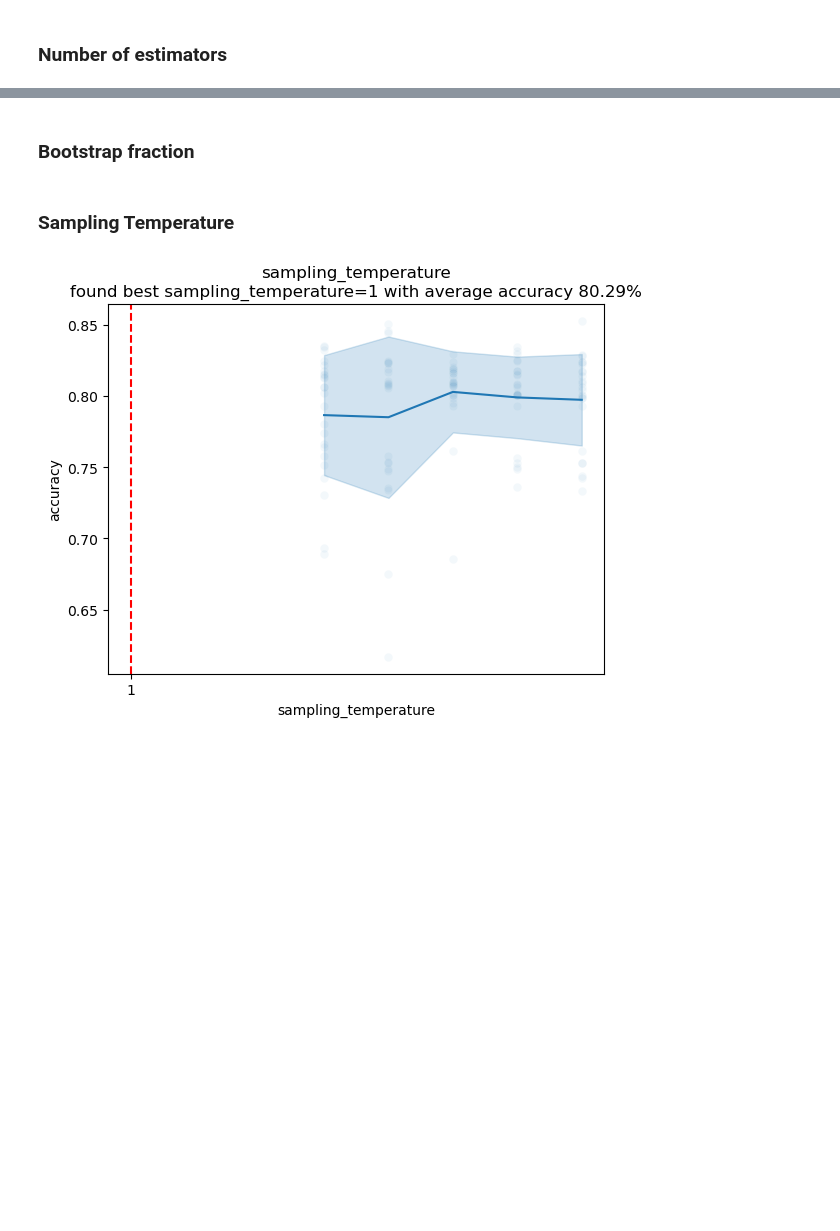
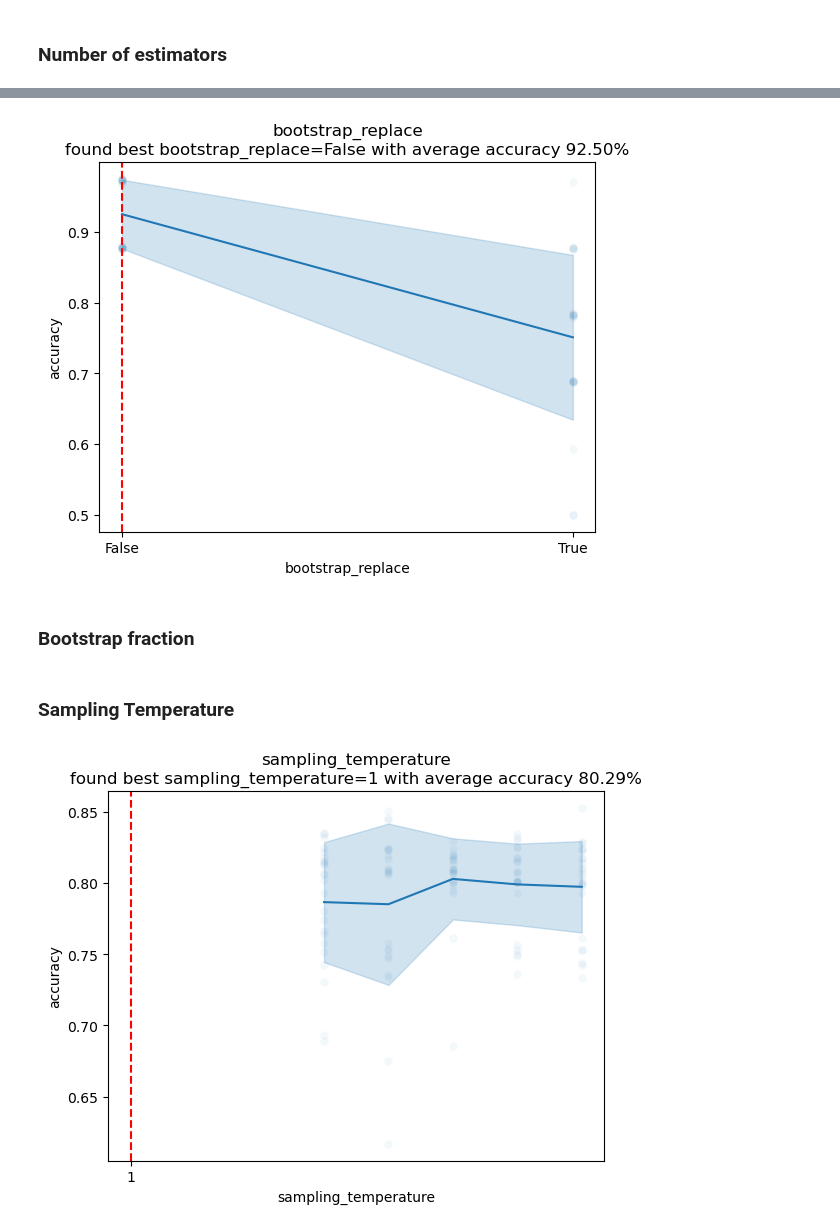
Before and after one commit to natijas/Classification-random-forest, a Jupyter notebook: src/UMA-analiza.ipynb, the cells around one changed output, grey strips where cells are left out. Cells and saved outputs as stored; diff of their text form; code cells hidden in the pictures; blank space fills up the shorter version.

```diff
--- a/src/UMA-analiza.ipynb
+++ b/src/UMA-analiza.ipynb
@@ -329,0 +363,7 @@ with Pool(24) as pool:
+# %%
+with Pool(24) as pool:
+    plot_factor_dependency(X, Y, rf_constructor, 'bootstrap_replace', [False, True],
+                           {'max_features': 7, 'n_estimators': 1, 'bootstrap_fraction': 1, 'sampling_temperature': 0, 'tree_kwargs': {'kind': 'c45', 'max_depth': 10, 'validation_ratio': 0.4 }},
+                            reps=24, pool=pool)
+# %% [output]
+[figure, added]
```
Also changed, not shown: parts of 12 cells of this notebook, 3 other files.
